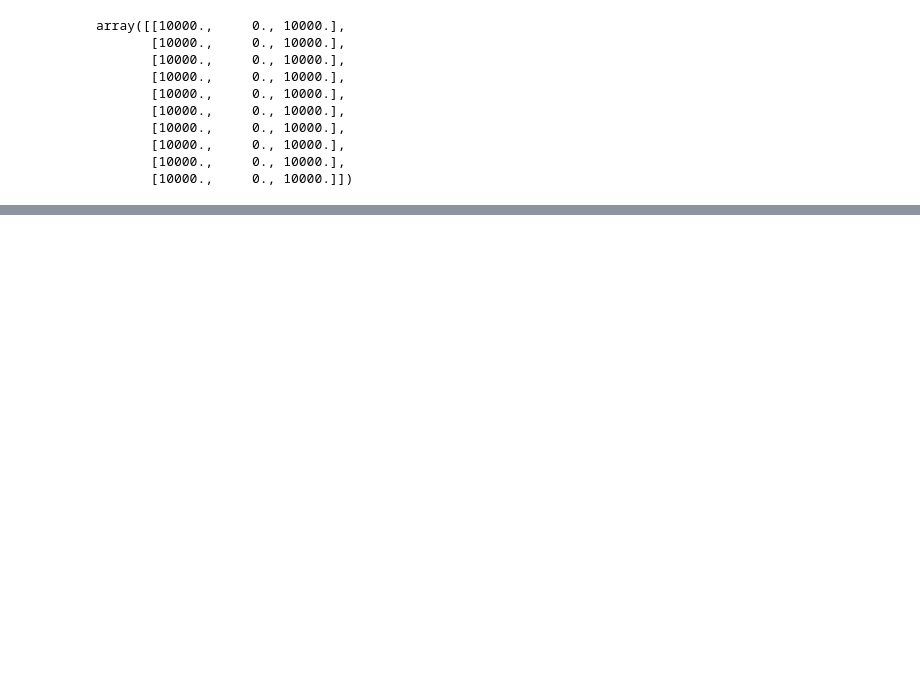
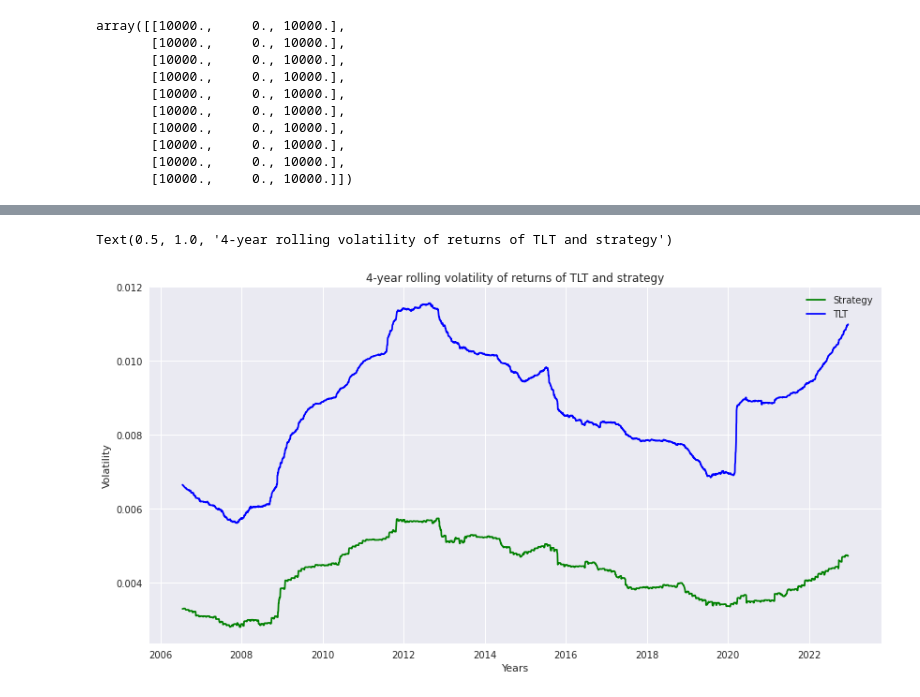
Before and after one commit to adevrent/tradfi_strats, a Jupyter notebook: monthly_window_dressing.ipynb, the cells around one changed output, grey strips where cells are left out. Saved outputs shown, nothing was run; the diff lists cells and outputs as text; code cells hidden in the pictures; blank space fills up the shorter version.

```diff
--- a/monthly_window_dressing.ipynb
+++ b/monthly_window_dressing.ipynb
@@ -280,3 +291,18 @@ Text(0.5, 1.0, '4-year rolling annualized sharpe ratio of TLT and strategy')
+# %%
+df["TLT_vol"] = df["TLT_pc"].rolling(1000).std()
+df["equity_vol"] = df["equity_pc"].rolling(1000).std()
+
+plt.style.use("seaborn")
+plt.figure(figsize = (14, 7))
+plt.plot(df.index, df["equity_vol"], c = "g", label = "Strategy")
+plt.plot(df.index, df["TLT_vol"], c = "b", label = "TLT")
+plt.xlabel("Years")
+plt.ylabel("Volatility")
+plt.legend()
+plt.title("4-year rolling volatility of returns of TLT and strategy")
+# %% [output]
+Text(0.5, 1.0, '4-year rolling volatility of returns of TLT and strategy')
+[figure, added]
 # %%
 df["corr"] = df['equity_pc'].rolling(252).corr(df['TLT_pc'])  # Rolling 1 year correlation between TLT and strategy gains.
 
```
Also changed, not shown: parts of 13 cells of this notebook.
